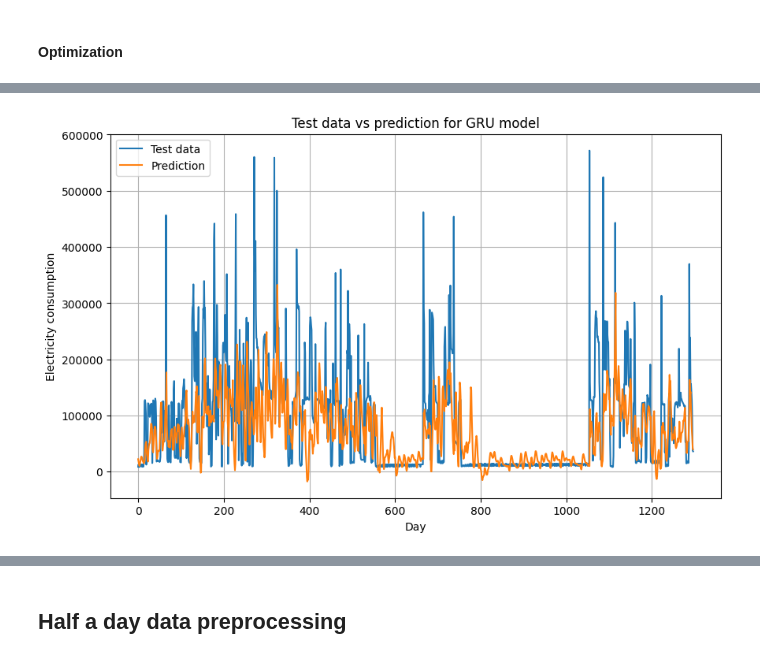
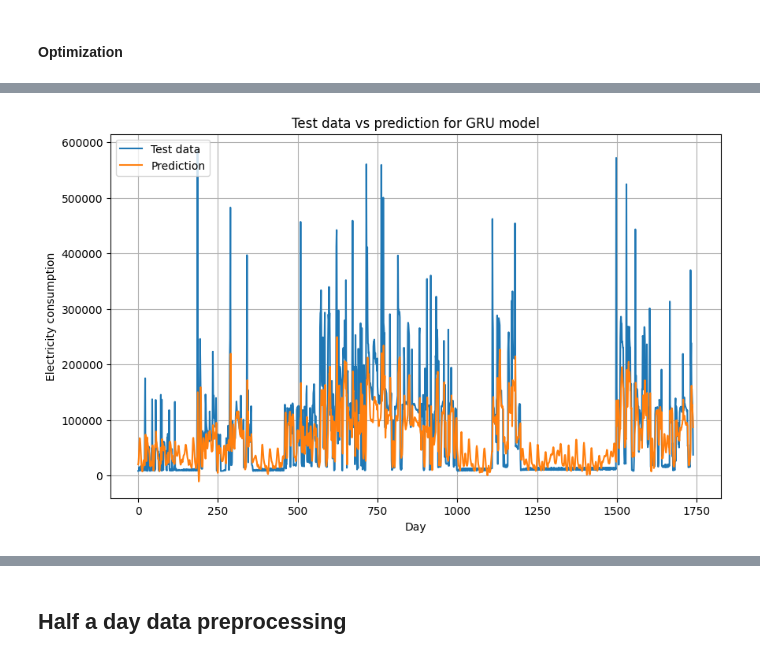
Before and after one commit to Ghada-Ataaoui/Energy-Consumption-Forecast, a Jupyter notebook: src/models/GRU_pred.ipynb, the cells around one changed output, grey strips where cells are left out. Saved outputs shown, nothing was run; the diff lists cells and outputs as text; code cells hidden in the pictures.

```diff
--- a/src/models/GRU_pred.ipynb
+++ b/src/models/GRU_pred.ipynb
@@ -375,7 +471,7 @@ plt.show()
 # %%
-one_day_dataset = dataset['value'].resample("1h").sum()
+dataset_1h = dataset['value'].resample("1h").sum()
 print(dataset.dtypes)
-one_day_dataset
+dataset_1h
 # %% [output]
 measurement     object
 appliance       object
@@ -458,9 +591,23 @@ aligned_df['hour'] = aligned_df.index.hour
 aligned_df['dayofweek'] = aligned_df.index.dayofweek
 aligned_df['month'] = aligned_df.index.month
 aligned_df['is_weekend'] = aligned_df['dayofweek'] >= 5
-# Create lag features for the past 24 to 72 hours
-for lag in range(1, 73):  # 1 to 72 hour lags
-    aligned_df[f'lag_{lag}'] = aligned_df['energy'].shift(lag)
+aligned_df['hour_sin'] = np.sin(2 * np.pi * aligned_df['hour']/23.0)
+aligned_df['hour_cos'] = np.cos(2 * np.pi * aligned_df['hour']/23.0)
+
+# --- Day of Week ---
+aligned_df['dayofweek_sin'] = np.sin(2 * np.pi * aligned_df['dayofweek']/6.0)
+aligned_df['dayofweek_cos'] = np.cos(2 * np.pi * aligned_df['dayofweek']/6.0)
+
+# --- Month ---
+aligned_df['month_sin'] = np.sin(2 * np.pi * aligned_df['month']/12.0)
+aligned_df['month_cos'] = np.cos(2 * np.pi * aligned_df['month']/12.0)
+
+# --- Drop the original columns ---
+aligned_df = aligned_df.drop(['hour', 'dayofweek', 'month'], axis=1)
+
+# # Create lag features for the past 24 to 72 hours
+# for lag in range(1, 72):  # 1 to 72 hour lags
+#     aligned_df[f'lag_{lag}'] = aligned_df['energy'].shift(lag)
 aligned_df.dropna(inplace=True)
 aligned_df
 # %% [output]
@@ -731,20 +876,16 @@ import numpy as np
 # Assume the first column of scaled_data is the target 'WC' (consumption)
 
 # --- 1. Define Constants ---
-LOOK_BACK = 24  # Use the last 72 hours (3 days) of data to predict. This is a good starting point.
-HORIZON = 24    # Predict the next 24 hours.
-
-# --- 2. Create Sequences from the ENTIRE Dataset ---
-# This is more efficient and avoids the "gap" problem.
-X, y = create_sequences(scaled_data, look_back=LOOK_BACK, horizon=HORIZON)
+lookback, horizon = 25, 24
+X, y = create_sequences(scaled_data, lookback, horizon)
 print(f"Shape of X: {X.shape}") # Should be (num_samples, 72, num_features)
 print(f"Shape of y: {y.shape}") # Should be (num_samples, 24)
 
 # --- 3. Split the SEQUENCES into Train, Validation, and Test Sets ---
 # This is the correct way to split time-ordered data.
 total_samples = len(X)
-train_size = int(total_samples * 0.7)
-val_size = int(total_samples * 0.15)
+train_size = int(total_samples * 0.6)
+val_size = int(total_samples * 0.2)
 test_size = total_samples - train_size - val_size
 
 X_train, y_train = X[:train_size], y[:train_size]
@@ -832,7 +951,10 @@ def fit_model_v2(model, X_train_data, y_train_data, X_val_data, y_val_data):
                         callbacks=[early_stop])
     return history
 # %%
-model = create_advanced_gru(input_shape=(X_train.shape[1], X_train.shape[2]), units=128)
+model = create_advanced_gru(input_shape=(X_train.shape[1], X_train.shape[2]))
+
 model.summary()
+
+# Now the model can be trained without shape errors
 history = fit_model_v2(model, X_train, y_train, X_val, y_val)
 # %% [output]
@@ -914,9 +1114,8 @@ def plot_future(prediction, model_name, y_test, feature_index=0):
 # %%
 y_test_orig = scaler_y.inverse_transform(y_test)
-y_train_orig = scaler_y.inverse_transform(y_train.reshape(-1, 1))
 
 # If prediction_gru is 1D, reshape it before inverse_transform
-prediction_gru = prediction(model)
+prediction_gru = prediction(model )
 
 plot_future(prediction_gru, 'GRU', y_test_orig, feature_index=0)
 # %% [output]
@@ -924 +1123 @@ plot_future(prediction_gru, 'GRU', y_test_orig, feature_index=0)
-[figure, old version]
+[figure, new version]
```
Also changed, not shown: parts of 34 cells of this notebook, 5 other files.
